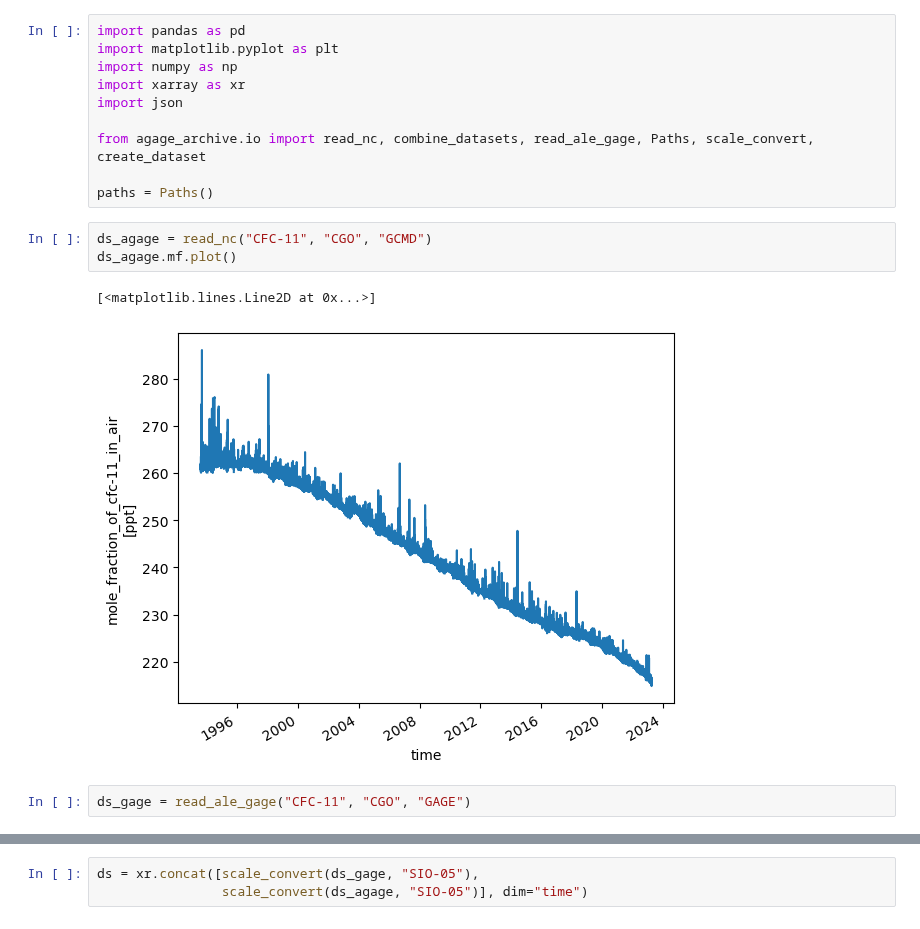
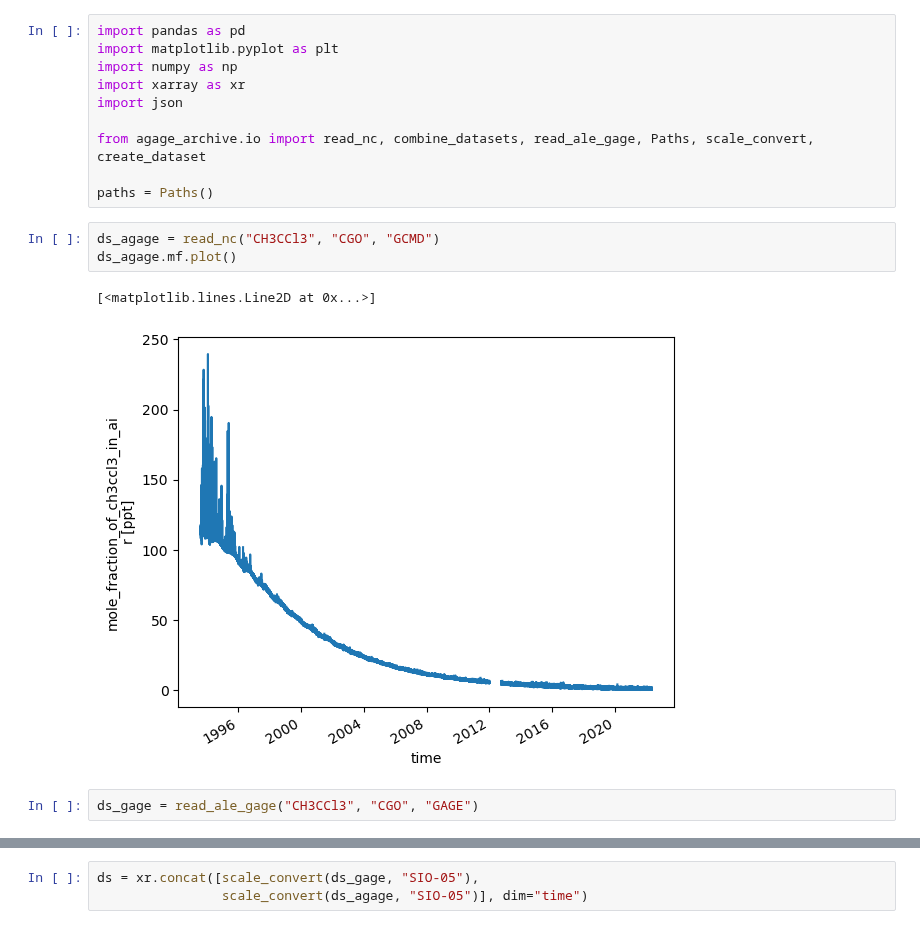
Before and after one commit to mrghg/agage-archive, a Jupyter notebook: notebooks/tutorial.ipynb, the cells around one changed output, grey strips where cells are left out. Drawn from its saved outputs; the diff is of its cells as text.

```diff
--- a/notebooks/tutorial.ipynb
+++ b/notebooks/tutorial.ipynb
@@ -9,13 +9,13 @@ from agage_archive.io import read_nc, combine_datasets, read_ale_gage, Paths, sc
 
 paths = Paths()
 # %%
-ds_agage = read_nc("CFC-11", "CGO", "GCMD")
+ds_agage = read_nc("CH3CCl3", "CGO", "GCMD")
 ds_agage.mf.plot()
 # %% [output]
 [<matplotlib.lines.Line2D at 0x...>]
-[figure, old version]
+[figure, new version]
 # %%
-ds_gage = read_ale_gage("CFC-11", "CGO", "GAGE")
+ds_gage = read_ale_gage("CH3CCl3", "CGO", "GAGE")
 # %%
 ds_gage.mf.plot()
 # %% [output]
```
Also changed, not shown: parts of 5 cells of this notebook, 3 other files.
